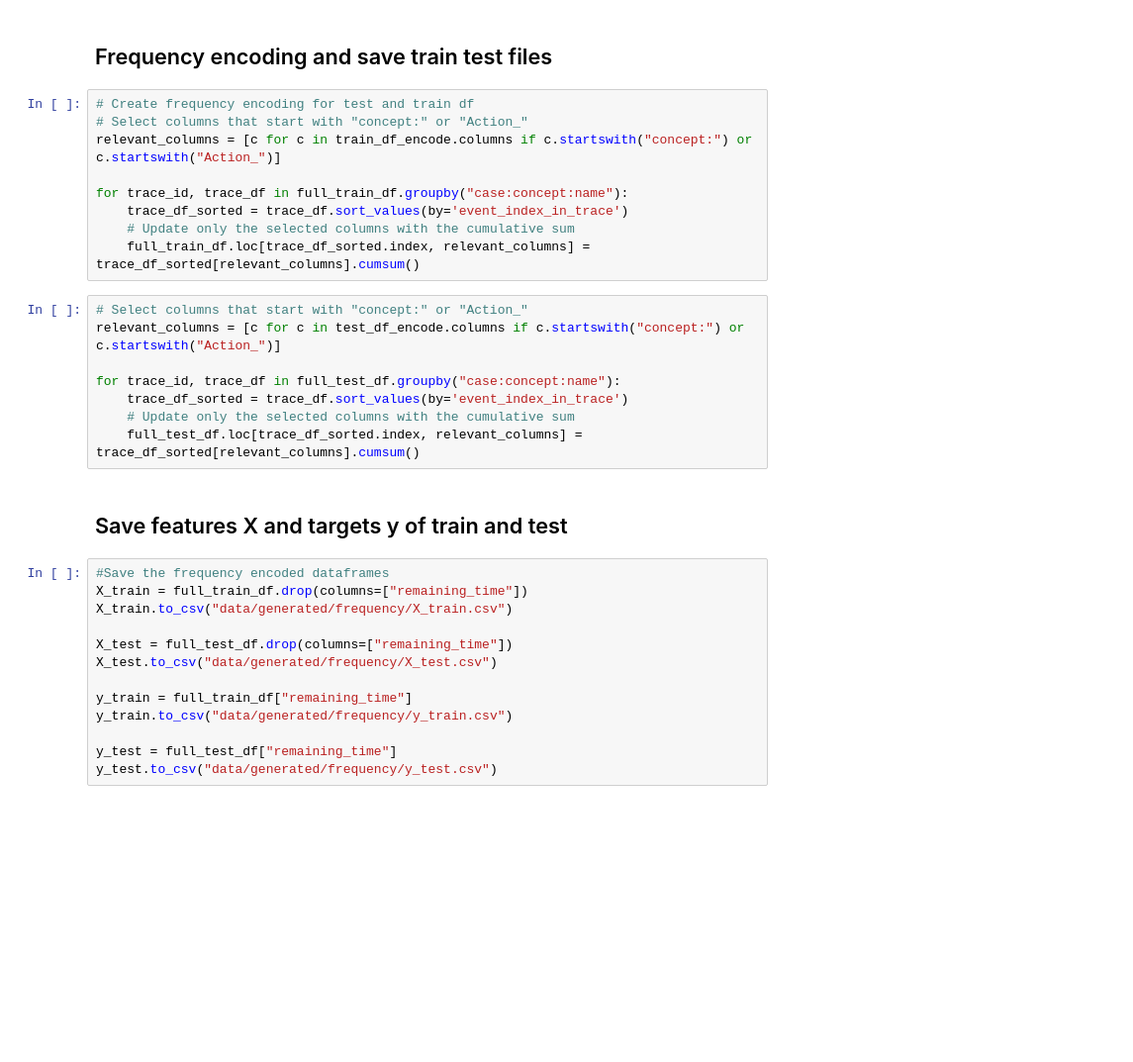
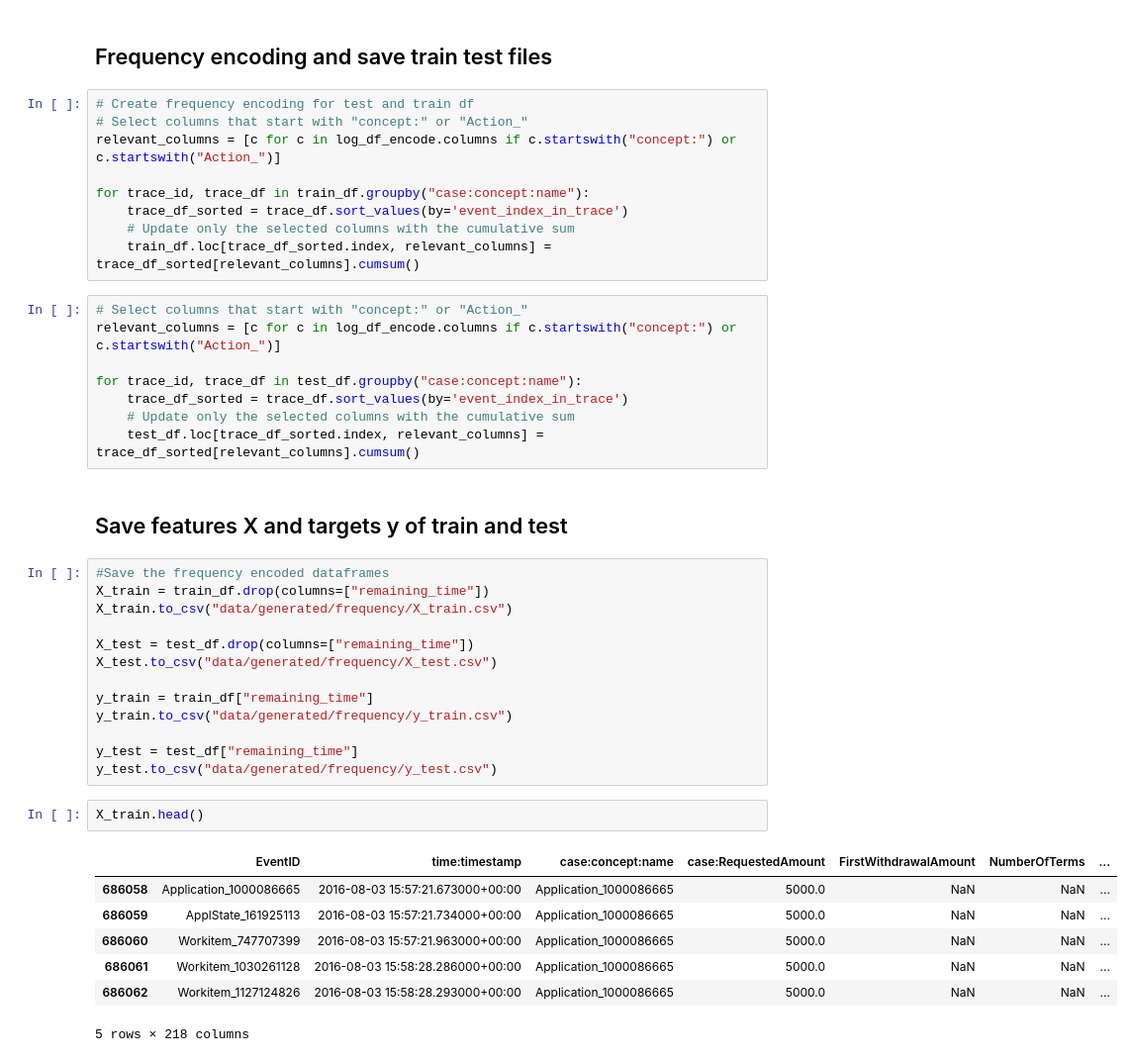
Before and after one commit to AnnikaLarissa/BPIC_2017_Remaining_Time_Prediction, a Jupyter notebook: 2_5length_prefix.ipynb, the cells around one changed output. Shown at 99% size. Cells and saved outputs as stored; diff of their text form; blank space fills up the shorter version.

```diff
--- a/2_5length_prefix.ipynb
+++ b/2_5length_prefix.ipynb
@@ -111,32 +129,42 @@ y_test.to_csv("data/generated/onehot/y_test.csv")
 # %%
 # Create frequency encoding for test and train df
 # Select columns that start with "concept:" or "Action_"
-relevant_columns = [c for c in train_df_encode.columns if c.startswith("concept:") or c.startswith("Action_")]
+relevant_columns = [c for c in log_df_encode.columns if c.startswith("concept:") or c.startswith("Action_")]
 
-for trace_id, trace_df in full_train_df.groupby("case:concept:name"):
+for trace_id, trace_df in train_df.groupby("case:concept:name"):
     trace_df_sorted = trace_df.sort_values(by='event_index_in_trace')
     # Update only the selected columns with the cumulative sum
-    full_train_df.loc[trace_df_sorted.index, relevant_columns] = trace_df_sorted[relevant_columns].cumsum()
+    train_df.loc[trace_df_sorted.index, relevant_columns] = trace_df_sorted[relevant_columns].cumsum()
 # %%
 # Select columns that start with "concept:" or "Action_"
-relevant_columns = [c for c in test_df_encode.columns if c.startswith("concept:") or c.startswith("Action_")]
+relevant_columns = [c for c in log_df_encode.columns if c.startswith("concept:") or c.startswith("Action_")]
 
-for trace_id, trace_df in full_test_df.groupby("case:concept:name"):
+for trace_id, trace_df in test_df.groupby("case:concept:name"):
     trace_df_sorted = trace_df.sort_values(by='event_index_in_trace')
     # Update only the selected columns with the cumulative sum
-    full_test_df.loc[trace_df_sorted.index, relevant_columns] = trace_df_sorted[relevant_columns].cumsum()
+    test_df.loc[trace_df_sorted.index, relevant_columns] = trace_df_sorted[relevant_columns].cumsum()
 # %% [markdown]
 ## Save features X and targets y of train and test
 # %%
 #Save the frequency encoded dataframes
-X_train = full_train_df.drop(columns=["remaining_time"])
+X_train = train_df.drop(columns=["remaining_time"])
 X_train.to_csv("data/generated/frequency/X_train.csv")
 
-X_test = full_test_df.drop(columns=["remaining_time"])
+X_test = test_df.drop(columns=["remaining_time"])
 X_test.to_csv("data/generated/frequency/X_test.csv")
 
-y_train = full_train_df["remaining_time"]
+y_train = train_df["remaining_time"]
 y_train.to_csv("data/generated/frequency/y_train.csv")
 
-y_test = full_test_df["remaining_time"]
+y_test = test_df["remaining_time"]
 y_test.to_csv("data/generated/frequency/y_test.csv")
+# %%
+X_train.head()
+# %% [output]
+|  | EventID | time:timestamp | case:concept:name | case:RequestedAmount | FirstWithdrawalAmount | NumberOfTerms | ... |
+| 686058 | Application_1000086665 | 2016-08-03 15:57:21.673000+00:00 | Application_1000086665 | 5000.0 | NaN | NaN | ... |
+| 686059 | ApplState_161925113 | 2016-08-03 15:57:21.734000+00:00 | Application_1000086665 | 5000.0 | NaN | NaN | ... |
+| 686060 | Workitem_747707399 | 2016-08-03 15:57:21.963000+00:00 | Application_1000086665 | 5000.0 | NaN | NaN | ... |
+| 686061 | Workitem_1030261128 | 2016-08-03 15:58:28.286000+00:00 | Application_1000086665 | 5000.0 | NaN | NaN | ... |
+| 686062 | Workitem_1127124826 | 2016-08-03 15:58:28.293000+00:00 | Application_1000086665 | 5000.0 | NaN | NaN | ... |
+5 rows × 218 columns
```
Also changed, not shown: parts of 10 cells of this notebook, 3 other files.
